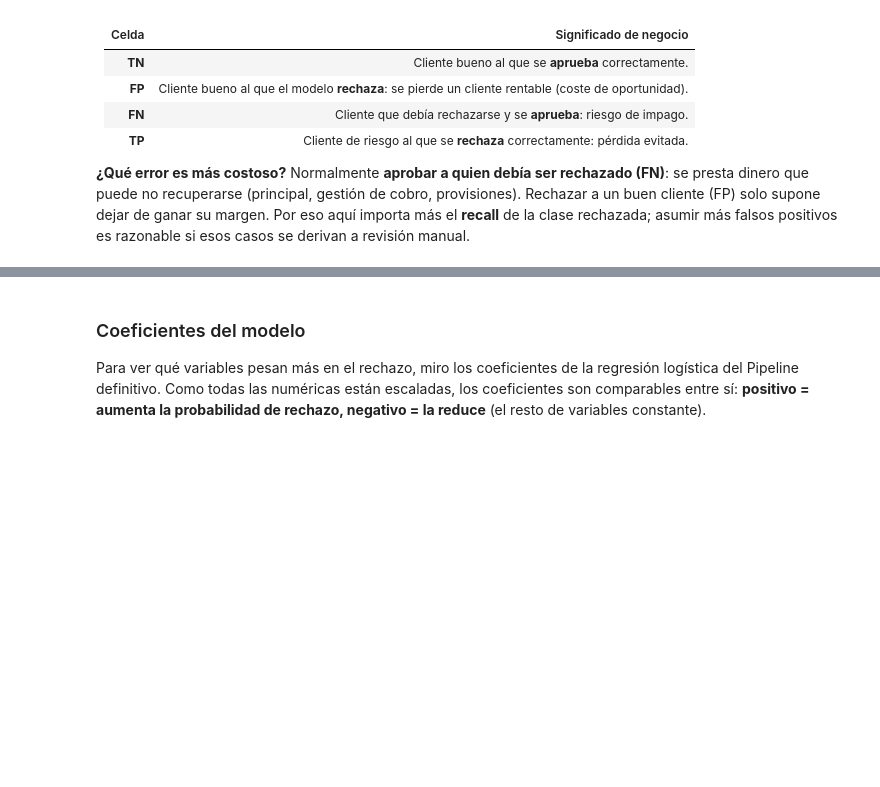
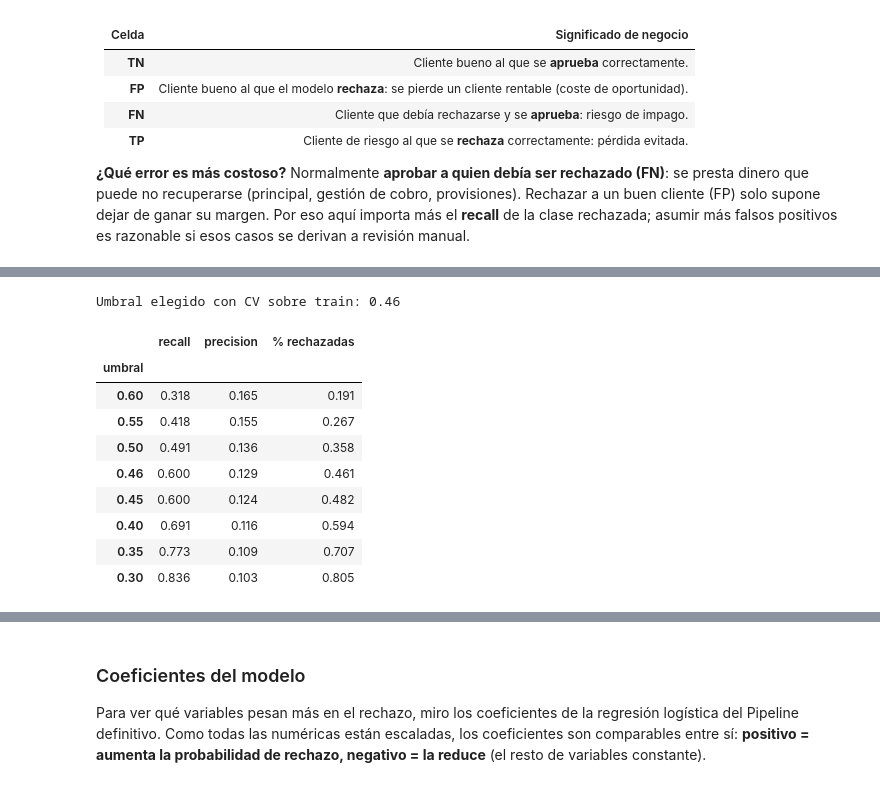
Before and after one commit to RAnteloR/Ejercicio-Tarjeta-de-creditos, a Jupyter notebook: AnteloRamirez_Raul_tarjetas_credito.ipynb, the cells around one changed output, grey strips where cells are left out. Drawn from its saved outputs; the diff is of its cells as text; code cells hidden in the pictures; blank space fills up the shorter version.

```diff
--- a/AnteloRamirez_Raul_tarjetas_credito.ipynb
+++ b/AnteloRamirez_Raul_tarjetas_credito.ipynb
@@ -654,0 +661,33 @@ TN=171  FP=80  FN=12  TP=15
+# %%
+from sklearn.model_selection import cross_val_predict
+
+# Probabilidades out-of-fold sobre train: cada cliente se predice con un modelo que no lo vio
+proba_oof = cross_val_predict(pipe, X_train, y_train, cv=skf, method="predict_proba")[:, 1]
+
+RECALL_OBJETIVO = 0.60   # decisión de negocio: qué fracción de rechazos reales queremos detectar
+umbrales_grid = np.round(np.arange(0.20, 0.71, 0.01), 2)
+filas = []
+for t in umbrales_grid:
+    pred = proba_oof >= t
+    filas.append({"umbral": t,
+                  "recall": recall_score(y_train, pred),
+                  "precision": precision_score(y_train, pred, zero_division=0),
+                  "% rechazadas": pred.mean()})
+tabla_umbral = pd.DataFrame(filas).set_index("umbral")
+
+# Umbral más alto (el menos agresivo) que cumple el recall objetivo
+umbral_elegido = tabla_umbral[tabla_umbral["recall"] >= RECALL_OBJETIVO].index.max()
+print(f"Umbral elegido con CV sobre train: {umbral_elegido}")
+tabla_umbral.loc[[0.60, 0.55, 0.50, 0.45, 0.40, 0.35, 0.30, umbral_elegido]].sort_index(ascending=False).round(3)
+# %% [output]
+Umbral elegido con CV sobre train: 0.46
+|  | recall | precision | % rechazadas |
+| umbral |  |  |  |
+| 0.60 | 0.318 | 0.165 | 0.191 |
+| 0.55 | 0.418 | 0.155 | 0.267 |
+| 0.50 | 0.491 | 0.136 | 0.358 |
+| 0.46 | 0.600 | 0.129 | 0.461 |
+| 0.45 | 0.600 | 0.124 | 0.482 |
+| 0.40 | 0.691 | 0.116 | 0.594 |
+| 0.35 | 0.773 | 0.109 | 0.707 |
+| 0.30 | 0.836 | 0.103 | 0.805 |
```
Also changed, not shown: parts of 13 cells of this notebook, 1 other file.
